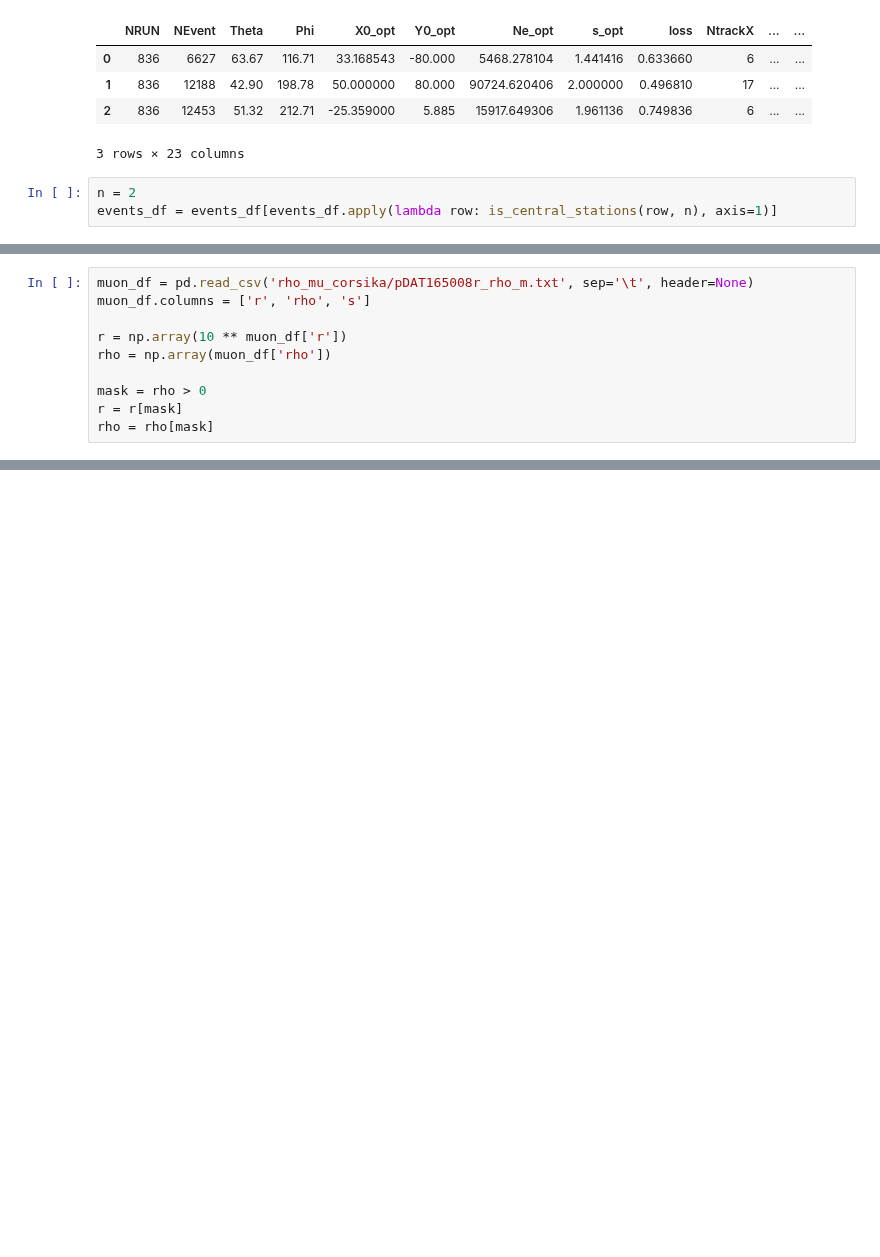
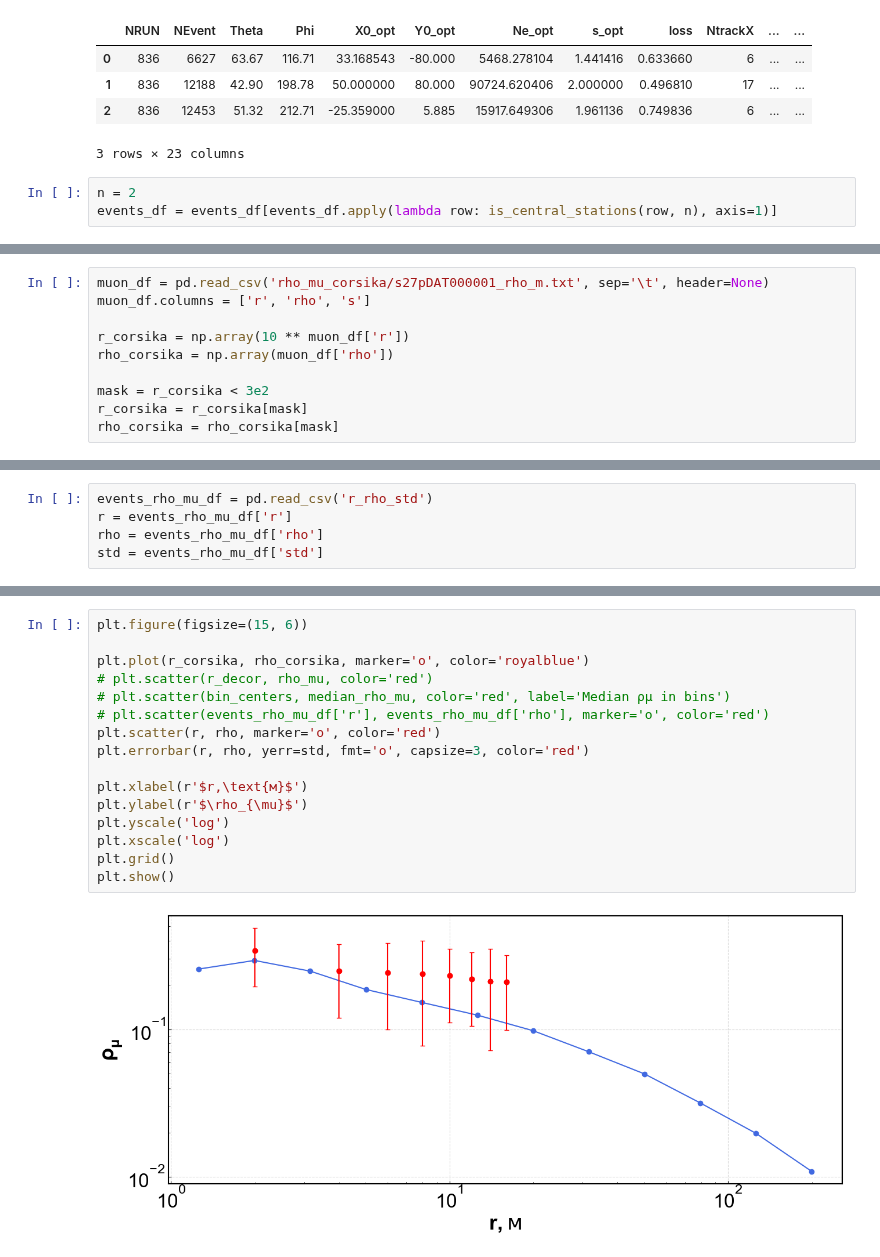
Before and after one commit to matalhim/sdf, a Jupyter notebook: events/muons/rho_r_muons.ipynb, the cells around one changed output, grey strips where cells are left out. Drawn from its saved outputs; the diff is of its cells as text; blank space fills up the shorter version.

```diff
--- a/events/muons/rho_r_muons.ipynb
+++ b/events/muons/rho_r_muons.ipynb
@@ -55,10 +85,10 @@ r_decor = np.array(events_df['r_decor'])
 # %%
-muon_df = pd.read_csv('rho_mu_corsika/pDAT165008r_rho_m.txt', sep='\t', header=None)
+muon_df = pd.read_csv('rho_mu_corsika/s27pDAT000001_rho_m.txt', sep='\t', header=None)
 muon_df.columns = ['r', 'rho', 's']
 
-r = np.array(10 ** muon_df['r'])
-rho = np.array(muon_df['rho'])
+r_corsika = np.array(10 ** muon_df['r'])
+rho_corsika = np.array(muon_df['rho'])
 
-mask = rho > 0
-r = r[mask]
-rho = rho[mask]
+mask = r_corsika < 3e2
+r_corsika = r_corsika[mask]
+rho_corsika = rho_corsika[mask]
@@ -79,0 +124,5 @@ plt.show()
+# %%
+events_rho_mu_df = pd.read_csv('r_rho_std')
+r = events_rho_mu_df['r']
+rho = events_rho_mu_df['rho']
+std = events_rho_mu_df['std']
@@ -79,0 +138,18 @@ plt.show()
+# %%
+plt.figure(figsize=(15, 6))
+
+plt.plot(r_corsika, rho_corsika, marker='o', color='royalblue')
+# plt.scatter(r_decor, rho_mu, color='red')
+# plt.scatter(bin_centers, median_rho_mu, color='red', label='Median ρμ in bins')
+# plt.scatter(events_rho_mu_df['r'], events_rho_mu_df['rho'], marker='o', color='red')
+plt.scatter(r, rho, marker='o', color='red')
+plt.errorbar(r, rho, yerr=std, fmt='o', capsize=3, color='red')
+
+plt.xlabel(r'$r,\text{м}$')
+plt.ylabel(r'$\rho_{\mu}$')
+plt.yscale('log')
+plt.xscale('log')
+plt.grid()
+plt.show()
+# %% [output]
+[figure, added]
```
Also changed, not shown: parts of 23 cells of this notebook, 4 other files.
